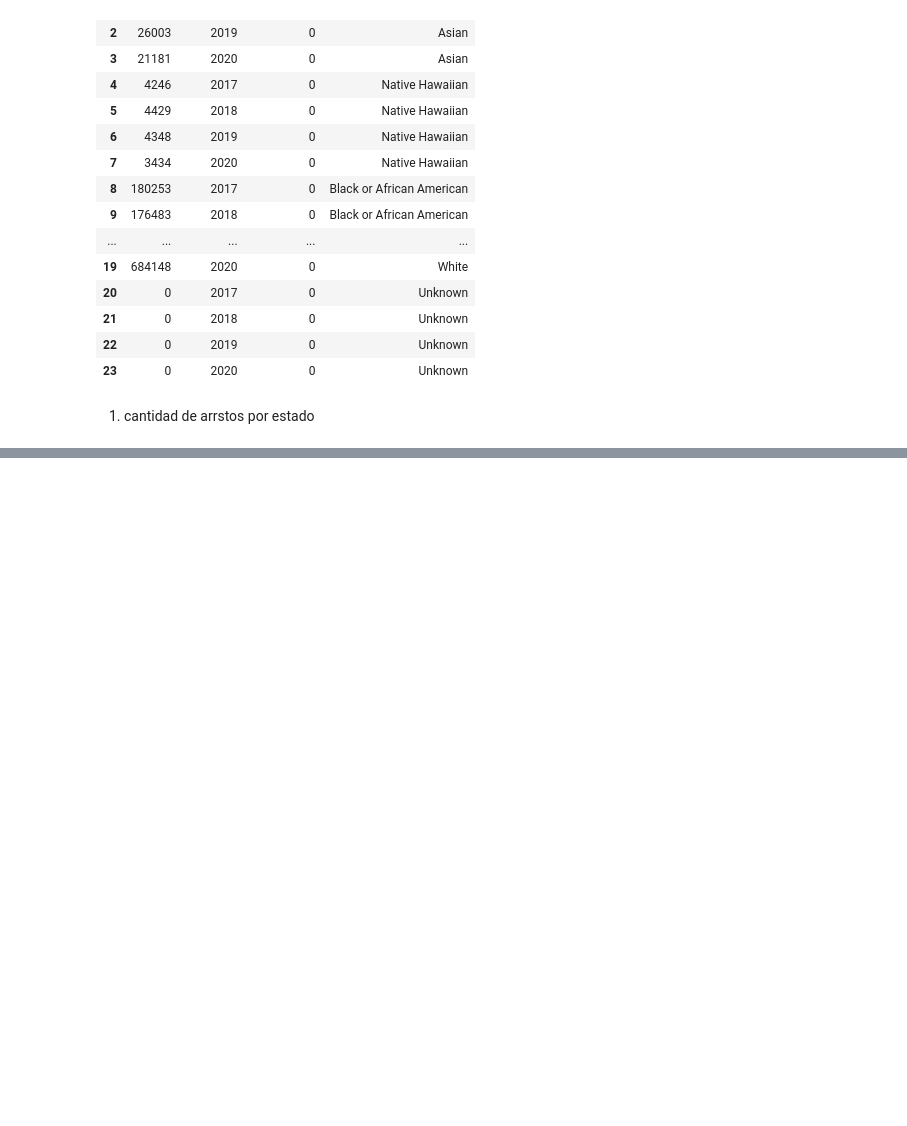
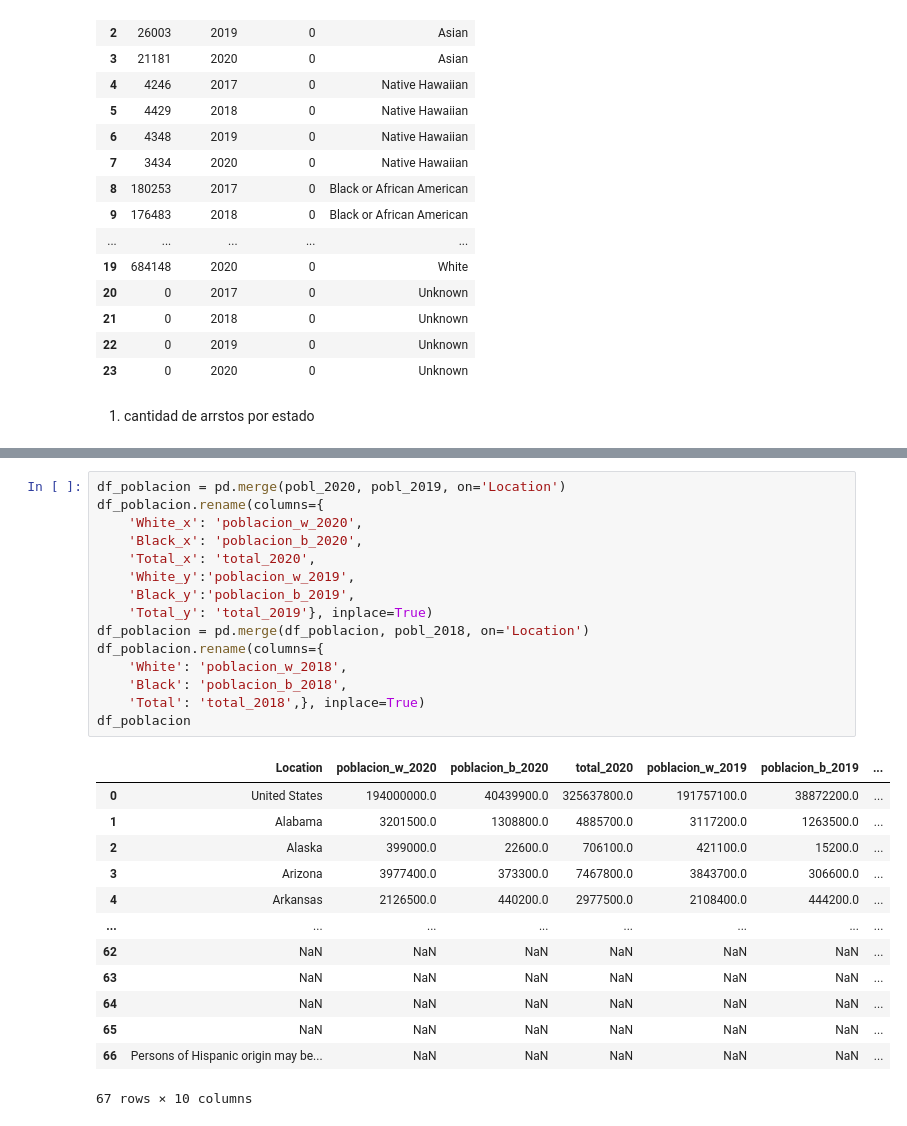
Before and after one commit to daJCP/Proyecto_Ciencia_Datos, a Jupyter notebook: Proyecto/notebook.ipynb, the cells around one changed output, grey strips where cells are left out. Drawn from its saved outputs; the diff is of its cells as text; blank space fills up the shorter version.

```diff
--- a/Proyecto/notebook.ipynb
+++ b/Proyecto/notebook.ipynb
@@ -198,0 +345,29 @@ df_2020_arrestos.describe()
+# %%
+df_poblacion = pd.merge(pobl_2020, pobl_2019, on='Location')
+df_poblacion.rename(columns={
+    'White_x': 'poblacion_w_2020',
+    'Black_x': 'poblacion_b_2020',
+    'Total_x': 'total_2020',
+    'White_y':'poblacion_w_2019',
+    'Black_y':'poblacion_b_2019',
+    'Total_y': 'total_2019'}, inplace=True)
+df_poblacion = pd.merge(df_poblacion, pobl_2018, on='Location')
+df_poblacion.rename(columns={
+    'White': 'poblacion_w_2018',
+    'Black': 'poblacion_b_2018',
+    'Total': 'total_2018',}, inplace=True)
+df_poblacion
+# %% [output]
+|  | Location | poblacion_w_2020 | poblacion_b_2020 | total_2020 | poblacion_w_2019 | poblacion_b_2019 | ... |
+| 0 | United States | 194000000.0 | 40439900.0 | 325637800.0 | 191757100.0 | 38872200.0 | ... |
+| 1 | Alabama | 3201500.0 | 1308800.0 | 4885700.0 | 3117200.0 | 1263500.0 | ... |
+| 2 | Alaska | 399000.0 | 22600.0 | 706100.0 | 421100.0 | 15200.0 | ... |
+| 3 | Arizona | 3977400.0 | 373300.0 | 7467800.0 | 3843700.0 | 306600.0 | ... |
+| 4 | Arkansas | 2126500.0 | 440200.0 | 2977500.0 | 2108400.0 | 444200.0 | ... |
+| ... | ... | ... | ... | ... | ... | ... | ... |
+| 62 | NaN | NaN | NaN | NaN | NaN | NaN | ... |
+| 63 | NaN | NaN | NaN | NaN | NaN | NaN | ... |
+| 64 | NaN | NaN | NaN | NaN | NaN | NaN | ... |
+| 65 | NaN | NaN | NaN | NaN | NaN | NaN | ... |
+| 66 | Persons of Hispanic origin may be... | NaN | NaN | NaN | NaN | NaN | ... |
+67 rows × 10 columns
```
Also changed, not shown: parts of 29 cells of this notebook, 11 other files.
